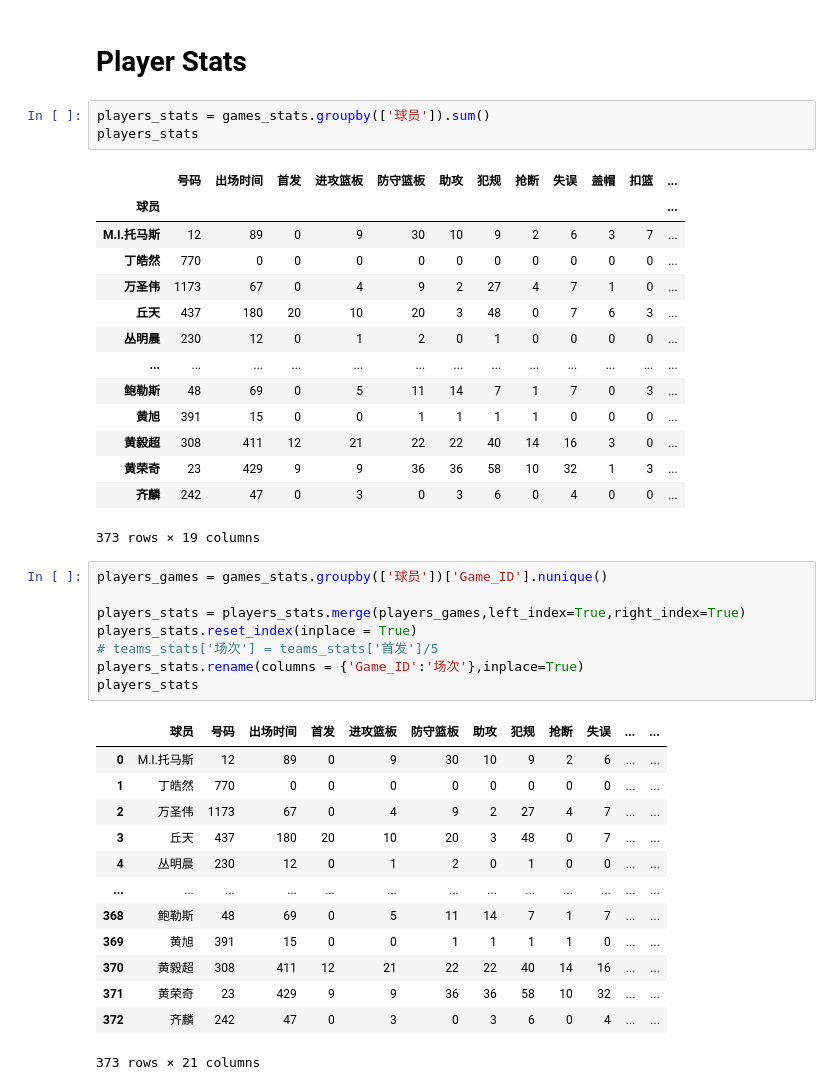
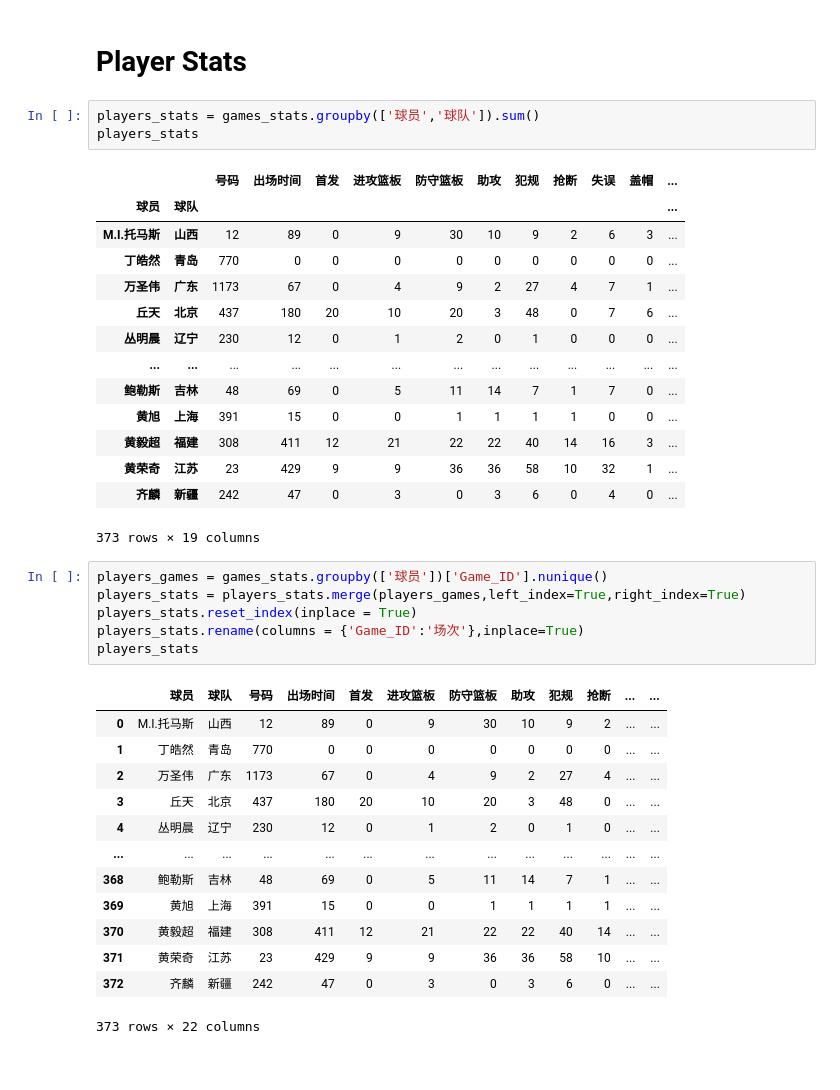
Before and after one commit to JJnotJimmyJohn/CBA-stats-dev, a Jupyter notebook: All_Game_Stats_Processing.ipynb, the cells around one changed output. Cells and saved outputs as stored; diff of their text form.

```diff
--- a/All_Game_Stats_Processing.ipynb
+++ b/All_Game_Stats_Processing.ipynb
@@ -113,42 +160,40 @@ opponents_stats.shape
 # %% [markdown]
 # Player Stats
 # %%
-players_stats = games_stats.groupby(['球员']).sum()
+players_stats = games_stats.groupby(['球员','球队']).sum()
 players_stats
 # %% [output]
-|  | 号码 | 出场时间 | 首发 | 进攻篮板 | 防守篮板 | 助攻 | 犯规 | 抢断 | 失误 | 盖帽 | 扣篮 | ... |
-| 球员 |  |  |  |  |  |  |  |  |  |  |  | ... |
-| M.I.托马斯 | 12 | 89 | 0 | 9 | 30 | 10 | 9 | 2 | 6 | 3 | 7 | ... |
-| 丁皓然 | 770 | 0 | 0 | 0 | 0 | 0 | 0 | 0 | 0 | 0 | 0 | ... |
-| 万圣伟 | 1173 | 67 | 0 | 4 | 9 | 2 | 27 | 4 | 7 | 1 | 0 | ... |
-| 丘天 | 437 | 180 | 20 | 10 | 20 | 3 | 48 | 0 | 7 | 6 | 3 | ... |
-| 丛明晨 | 230 | 12 | 0 | 1 | 2 | 0 | 1 | 0 | 0 | 0 | 0 | ... |
+|  |  | 号码 | 出场时间 | 首发 | 进攻篮板 | 防守篮板 | 助攻 | 犯规 | 抢断 | 失误 | 盖帽 | ... |
+| 球员 | 球队 |  |  |  |  |  |  |  |  |  |  | ... |
+| M.I.托马斯 | 山西 | 12 | 89 | 0 | 9 | 30 | 10 | 9 | 2 | 6 | 3 | ... |
+| 丁皓然 | 青岛 | 770 | 0 | 0 | 0 | 0 | 0 | 0 | 0 | 0 | 0 | ... |
+| 万圣伟 | 广东 | 1173 | 67 | 0 | 4 | 9 | 2 | 27 | 4 | 7 | 1 | ... |
+| 丘天 | 北京 | 437 | 180 | 20 | 10 | 20 | 3 | 48 | 0 | 7 | 6 | ... |
+| 丛明晨 | 辽宁 | 230 | 12 | 0 | 1 | 2 | 0 | 1 | 0 | 0 | 0 | ... |
 | ... | ... | ... | ... | ... | ... | ... | ... | ... | ... | ... | ... | ... |
-| 鲍勒斯 | 48 | 69 | 0 | 5 | 11 | 14 | 7 | 1 | 7 | 0 | 3 | ... |
-| 黄旭 | 391 | 15 | 0 | 0 | 1 | 1 | 1 | 1 | 0 | 0 | 0 | ... |
-| 黄毅超 | 308 | 411 | 12 | 21 | 22 | 22 | 40 | 14 | 16 | 3 | 0 | ... |
-| 黄荣奇 | 23 | 429 | 9 | 9 | 36 | 36 | 58 | 10 | 32 | 1 | 3 | ... |
-| 齐麟 | 242 | 47 | 0 | 3 | 0 | 3 | 6 | 0 | 4 | 0 | 0 | ... |
+| 鲍勒斯 | 吉林 | 48 | 69 | 0 | 5 | 11 | 14 | 7 | 1 | 7 | 0 | ... |
+| 黄旭 | 上海 | 391 | 15 | 0 | 0 | 1 | 1 | 1 | 1 | 0 | 0 | ... |
+| 黄毅超 | 福建 | 308 | 411 | 12 | 21 | 22 | 22 | 40 | 14 | 16 | 3 | ... |
+| 黄荣奇 | 江苏 | 23 | 429 | 9 | 9 | 36 | 36 | 58 | 10 | 32 | 1 | ... |
+| 齐麟 | 新疆 | 242 | 47 | 0 | 3 | 0 | 3 | 6 | 0 | 4 | 0 | ... |
 373 rows × 19 columns
 # %%
 players_games = games_stats.groupby(['球员'])['Game_ID'].nunique()
-
 players_stats = players_stats.merge(players_games,left_index=True,right_index=True)
 players_stats.reset_index(inplace = True)
-# teams_stats['场次'] = teams_stats['首发']/5
 players_stats.rename(columns = {'Game_ID':'场次'},inplace=True)
 players_stats
 # %% [output]
-|  | 球员 | 号码 | 出场时间 | 首发 | 进攻篮板 | 防守篮板 | 助攻 | 犯规 | 抢断 | 失误 | ... | ... |
-| 0 | M.I.托马斯 | 12 | 89 | 0 | 9 | 30 | 10 | 9 | 2 | 6 | ... | ... |
-| 1 | 丁皓然 | 770 | 0 | 0 | 0 | 0 | 0 | 0 | 0 | 0 | ... | ... |
-| 2 | 万圣伟 | 1173 | 67 | 0 | 4 | 9 | 2 | 27 | 4 | 7 | ... | ... |
-| 3 | 丘天 | 437 | 180 | 20 | 10 | 20 | 3 | 48 | 0 | 7 | ... | ... |
-| 4 | 丛明晨 | 230 | 12 | 0 | 1 | 2 | 0 | 1 | 0 | 0 | ... | ... |
+|  | 球员 | 球队 | 号码 | 出场时间 | 首发 | 进攻篮板 | 防守篮板 | 助攻 | 犯规 | 抢断 | ... | ... |
+| 0 | M.I.托马斯 | 山西 | 12 | 89 | 0 | 9 | 30 | 10 | 9 | 2 | ... | ... |
+| 1 | 丁皓然 | 青岛 | 770 | 0 | 0 | 0 | 0 | 0 | 0 | 0 | ... | ... |
+| 2 | 万圣伟 | 广东 | 1173 | 67 | 0 | 4 | 9 | 2 | 27 | 4 | ... | ... |
+| 3 | 丘天 | 北京 | 437 | 180 | 20 | 10 | 20 | 3 | 48 | 0 | ... | ... |
+| 4 | 丛明晨 | 辽宁 | 230 | 12 | 0 | 1 | 2 | 0 | 1 | 0 | ... | ... |
 | ... | ... | ... | ... | ... | ... | ... | ... | ... | ... | ... | ... | ... |
-| 368 | 鲍勒斯 | 48 | 69 | 0 | 5 | 11 | 14 | 7 | 1 | 7 | ... | ... |
-| 369 | 黄旭 | 391 | 15 | 0 | 0 | 1 | 1 | 1 | 1 | 0 | ... | ... |
-| 370 | 黄毅超 | 308 | 411 | 12 | 21 | 22 | 22 | 40 | 14 | 16 | ... | ... |
-| 371 | 黄荣奇 | 23 | 429 | 9 | 9 | 36 | 36 | 58 | 10 | 32 | ... | ... |
-| 372 | 齐麟 | 242 | 47 | 0 | 3 | 0 | 3 | 6 | 0 | 4 | ... | ... |
+| 368 | 鲍勒斯 | 吉林 | 48 | 69 | 0 | 5 | 11 | 14 | 7 | 1 | ... | ... |
+| 369 | 黄旭 | 上海 | 391 | 15 | 0 | 0 | 1 | 1 | 1 | 1 | ... | ... |
+| 370 | 黄毅超 | 福建 | 308 | 411 | 12 | 21 | 22 | 22 | 40 | 14 | ... | ... |
+| 371 | 黄荣奇 | 江苏 | 23 | 429 | 9 | 9 | 36 | 36 | 58 | 10 | ... | ... |
+| 372 | 齐麟 | 新疆 | 242 | 47 | 0 | 3 | 0 | 3 | 6 | 0 | ... | ... |
-373 rows × 21 columns
+373 rows × 22 columns
```
Also changed, not shown: parts of 3 cells of this notebook, 6 other files.
